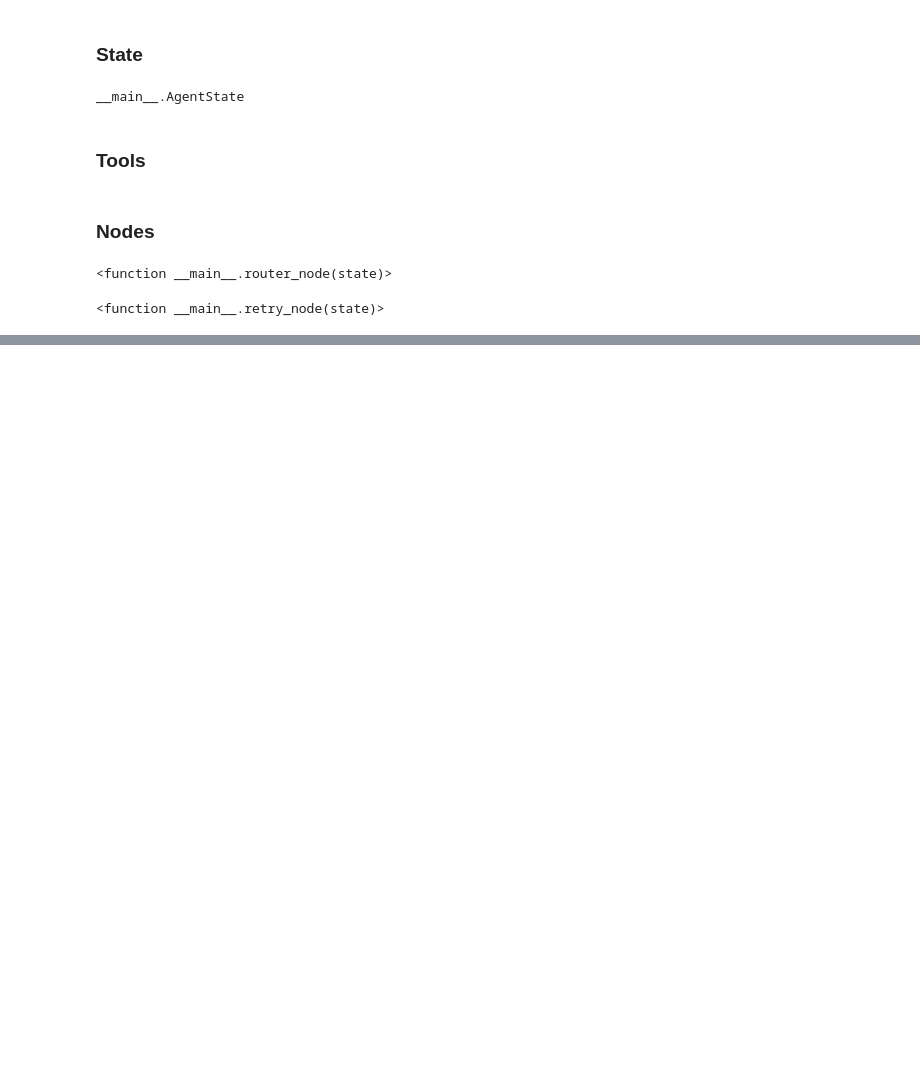
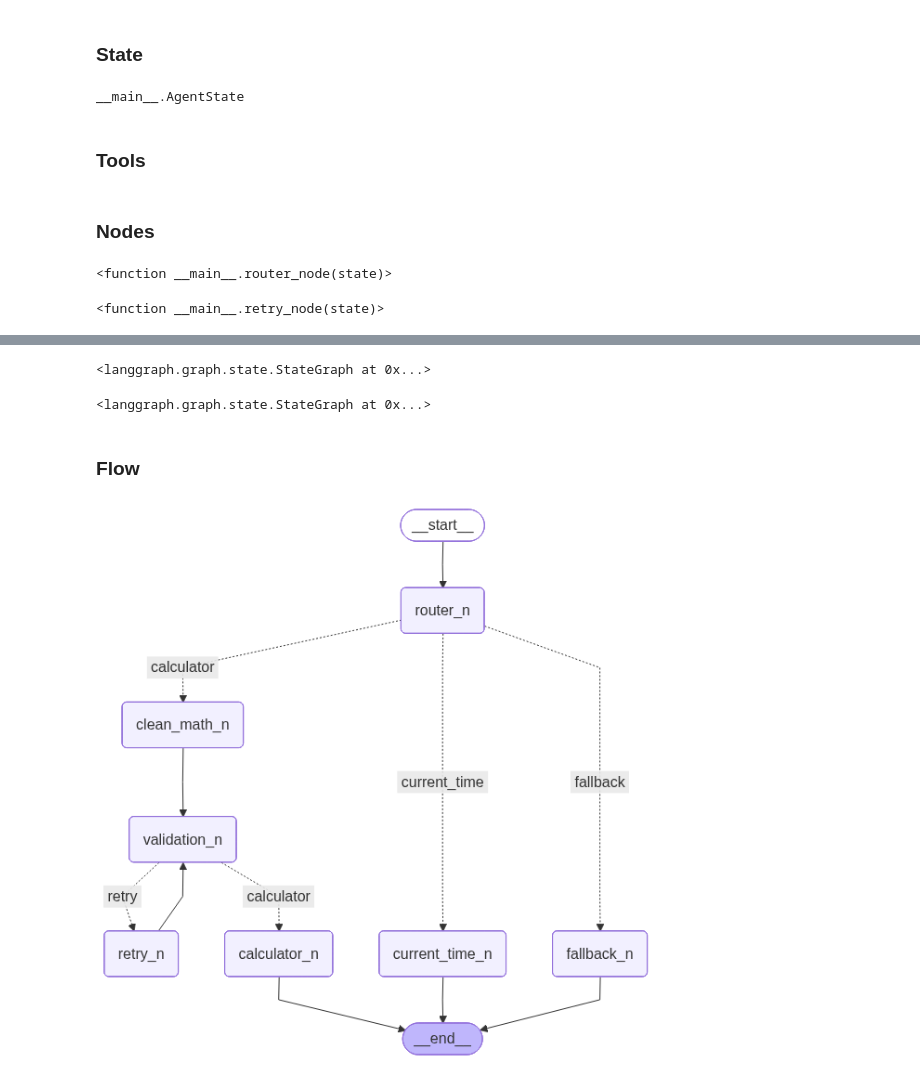
Before and after one commit to yashwanth2714/GenAI-Basics, a Jupyter notebook: Agents/class_3.ipynb, the cells around one changed output, grey strips where cells are left out. Drawn from its saved outputs; the diff is of its cells as text; code cells hidden in the pictures; blank space fills up the shorter version.

Commit message:
graph flow

```diff
--- a/Agents/class_3.ipynb
+++ b/Agents/class_3.ipynb
@@ -152,0 +184,52 @@ def fallback_node(state):
+# %%
+graph = StateGraph(AgentState)
+graph
+# %% [output]
+<langgraph.graph.state.StateGraph at 0x...>
+# %%
+graph.add_node('router_n', router_node)
+
+graph.add_node('clean_math_n', clean_math_node)
+graph.add_node('validation_n', validation_node)
+graph.add_node('retry_n', retry_node)
+graph.add_node('calculator_n', calculator_node)
+
+graph.add_node('current_time_n', current_time_node)
+graph.add_node('fallback_n', fallback_node)
+# %% [output]
+<langgraph.graph.state.StateGraph at 0x...>
+# %% [markdown]
+### Flow
+# %%
+def router_helper(state):
+    return state['tool']
+# %%
+graph.add_conditional_edges('router_n',
+                            router_helper,
+                            {
+                                'calculator': 'clean_math_n',
+                                'current_time': 'current_time_n',
+                                'fallback': 'fallback_n'
+                            })
+
+graph.add_edge('clean_math_n', 'validation_n')
+
+graph.add_conditional_edges('validation_n',
+                            router_helper,
+                            {
+                                'retry': 'retry_n',
+                                'calculator': 'calculator_n'
+                            })
+
+graph.add_edge('retry_n', 'validation_n')
+
+graph.add_edge('calculator_n', END)
+graph.add_edge('current_time_n', END)
+graph.add_edge('fallback_n', END)
+
+graph.set_entry_point('router_n')
+
+agent = graph.compile()
+agent
+# %% [output]
+[figure, added]
```
Also changed, not shown: parts of 2 cells of this notebook.
